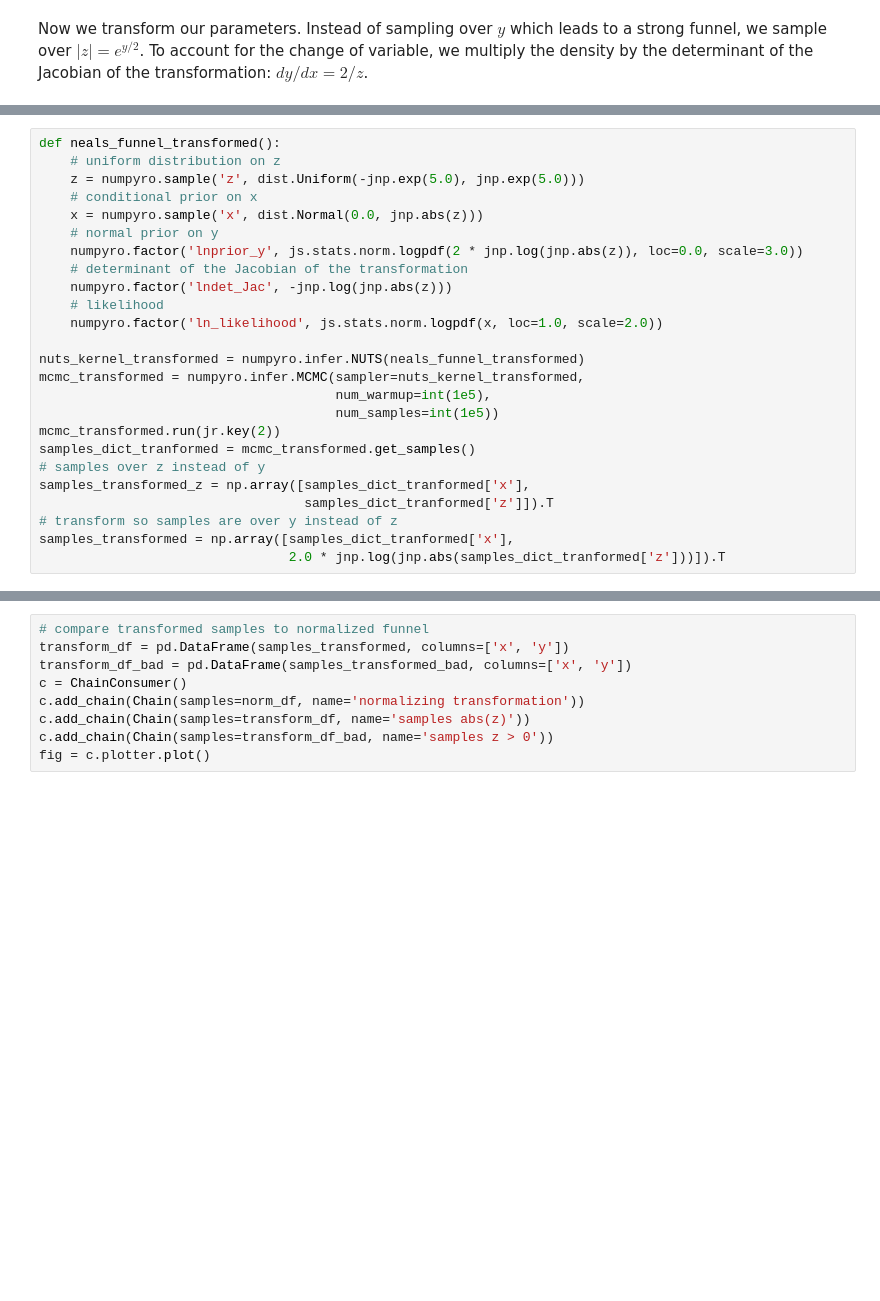
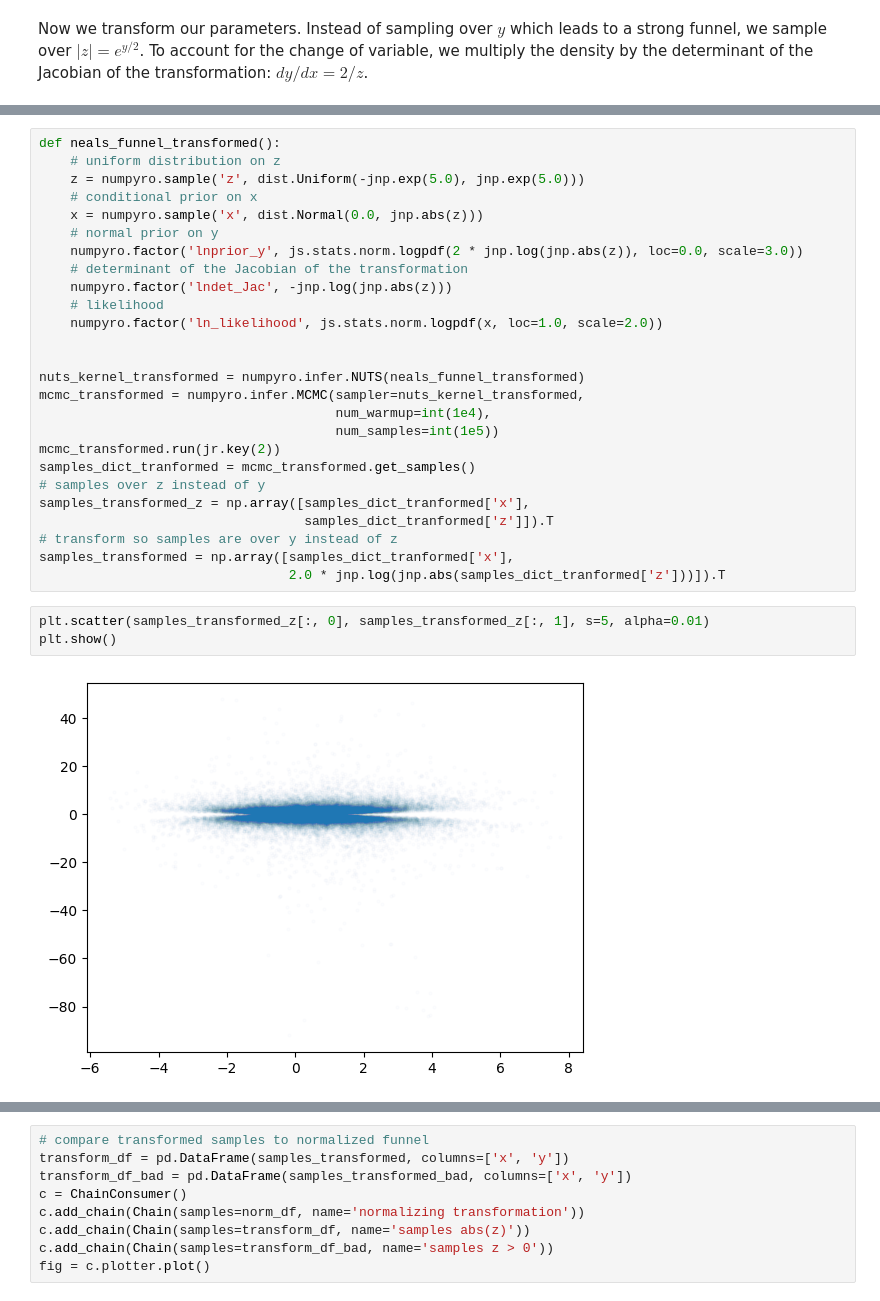
Before and after one commit to aiden-g12321/Neals_funnel, a Jupyter notebook: toy_example.ipynb, the cells around one changed output, grey strips where cells are left out. Cells and saved outputs as stored; diff of their text form; blank space fills up the shorter version.

```diff
--- a/toy_example.ipynb
+++ b/toy_example.ipynb
@@ -122,9 +123,10 @@ def neals_funnel_transformed():
     # likelihood
     numpyro.factor('ln_likelihood', js.stats.norm.logpdf(x, loc=1.0, scale=2.0))
 
+
 nuts_kernel_transformed = numpyro.infer.NUTS(neals_funnel_transformed)
 mcmc_transformed = numpyro.infer.MCMC(sampler=nuts_kernel_transformed,
-                                      num_warmup=int(1e5),
+                                      num_warmup=int(1e4),
                                       num_samples=int(1e5))
 mcmc_transformed.run(jr.key(2))
 samples_dict_tranformed = mcmc_transformed.get_samples()
@@ -134,6 +136,11 @@ samples_transformed_z = np.array([samples_dict_tranformed['x'],
 # transform so samples are over y instead of z
 samples_transformed = np.array([samples_dict_tranformed['x'],
                                 2.0 * jnp.log(jnp.abs(samples_dict_tranformed['z']))]).T
+# %%
+plt.scatter(samples_transformed_z[:, 0], samples_transformed_z[:, 1], s=5, alpha=0.01)
+plt.show()
+# %% [output]
+[figure, added]
 # %%
 # plot samples over z
 transform_df_z = pd.DataFrame(samples_transformed_z, columns=['x', r'$|z| = e^{y/2}$'])
```
Also changed, not shown: parts of 5 cells of this notebook, 1 other file.
